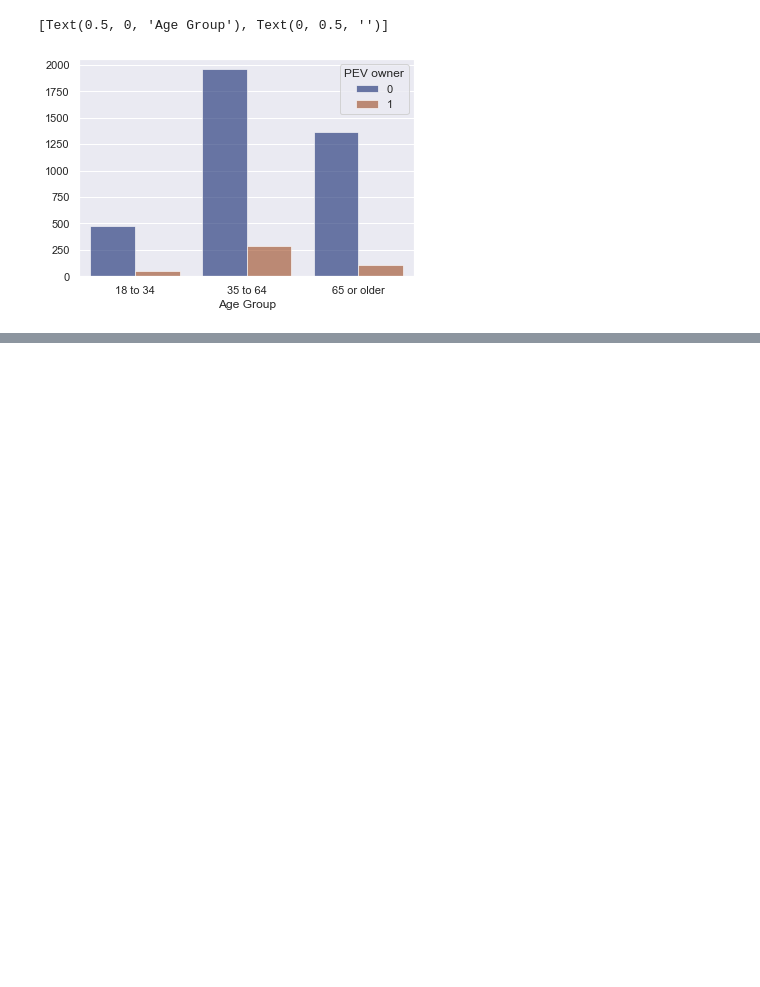
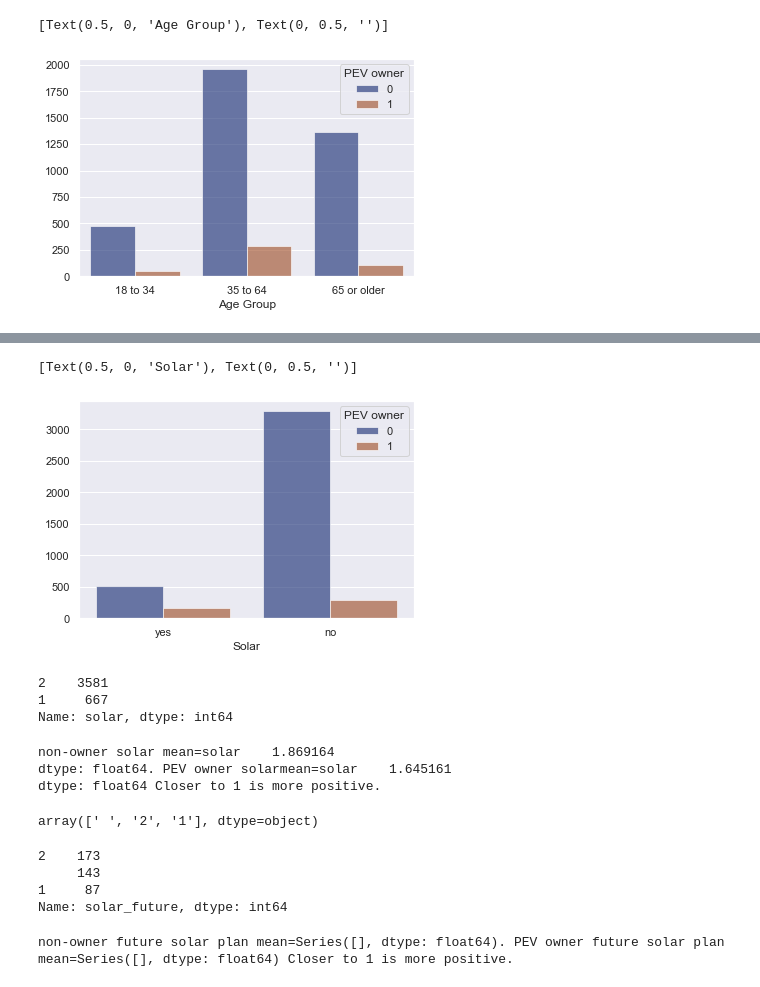
Before and after one commit to RussellShelley/Energy_Analysis, a Jupyter notebook: Visualization/Python Visuals.ipynb, the cells around one changed output, grey strips where cells are left out. Drawn from its saved outputs; the diff is of its cells as text; code cells hidden in the pictures; blank space fills up the shorter version.

```diff
--- a/Visualization/Python Visuals.ipynb
+++ b/Visualization/Python Visuals.ipynb
@@ -668,0 +712,44 @@ g.set(xlabel="Age Group", ylabel = "")
+# %%
+g=sns.countplot(
+    data=respondent_merged_df,
+    x="solar", hue= "PEV owner",
+    palette="dark", alpha=.6,
+)
+g.set_xticklabels(["yes", "no"])
+g.set(xlabel="Solar", ylabel = "")
+# %% [output]
+[Text(0.5, 0, 'Solar'), Text(0, 0.5, '')]
+[figure, added]
+# %%
+#1 is yes 2 is no
+respondent_merged_df["solar"].value_counts()
+# %% [output]
+2    3581
+1     667
+Name: solar, dtype: int64
+# %%
+non=nonowner_inc_dec_df [["solar"]].mean()
+own=owner_inc_dec_df [["solar"]].mean()
+print(f"non-owner solar mean={non}. PEV owner solarmean={own} Closer to 1 is more positive.")
+# %% [output]
+non-owner solar mean=solar    1.869164
+dtype: float64. PEV owner solarmean=solar    1.645161
+dtype: float64 Closer to 1 is more positive.
+# %%
+owner_inc_dec_df["solar_future"].unique()
+# %% [output]
+array([' ', '2', '1'], dtype=object)
+# %%
+own_SF_DF =owner_inc_dec_df["solar_future"].dropna()
+own_SF_DF.value_counts()
+# %% [output]
+2    173
+     143
+1     87
+Name: solar_future, dtype: int64
+# %%
+nonfut=nonowner_inc_dec_df[["solar_future"]].mean()
+ownfut=owner_inc_dec_df[["solar_future"]].mean()
+print(f"non-owner future solar plan mean={nonfut}. PEV owner future solar plan mean={ownfut} Closer to 1 is more positive.")
+# %% [output]
+non-owner future solar plan mean=Series([], dtype: float64). PEV owner future solar plan mean=Series([], dtype: float64) Closer to 1 is more positive.
```
Also changed, not shown: parts of 5 cells of this notebook, 1 other file.
